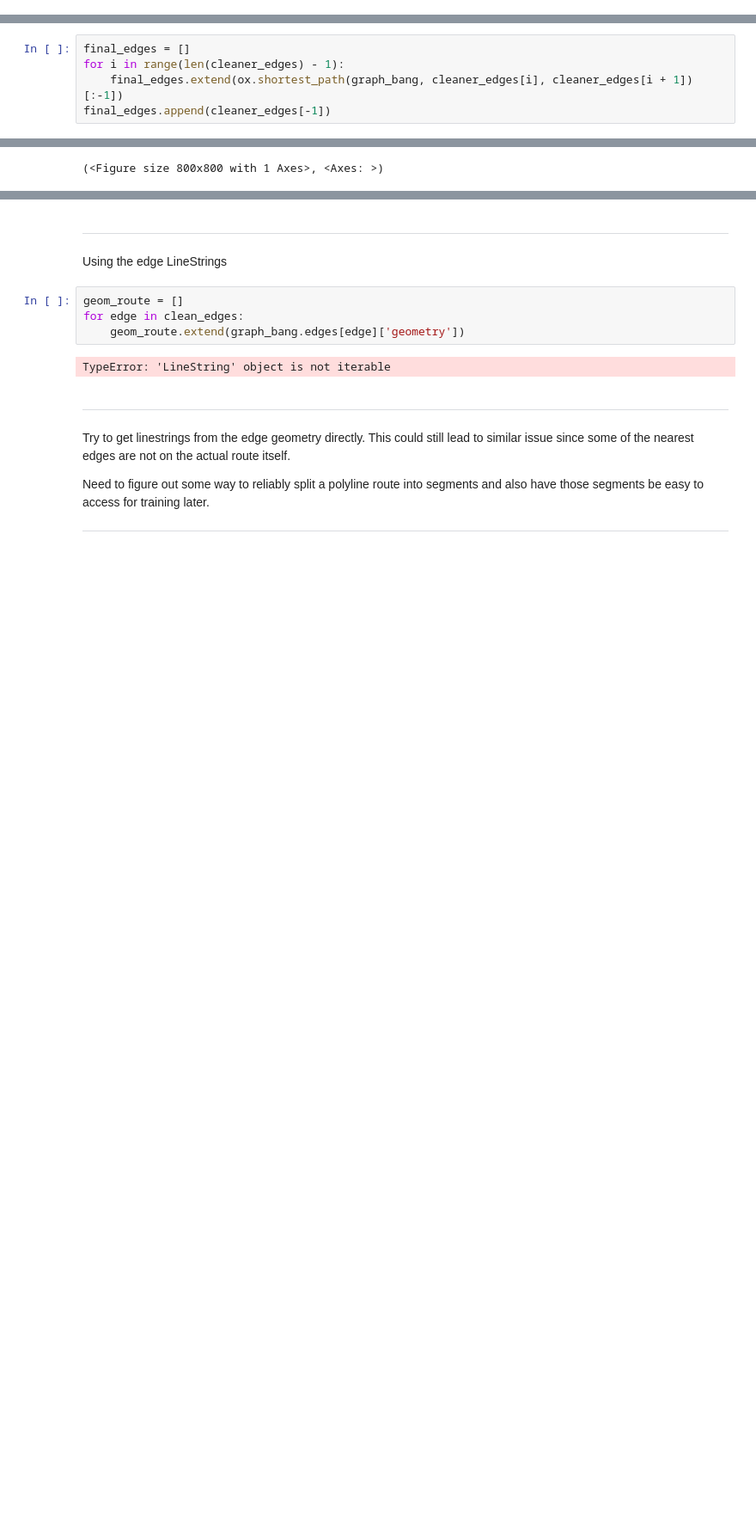
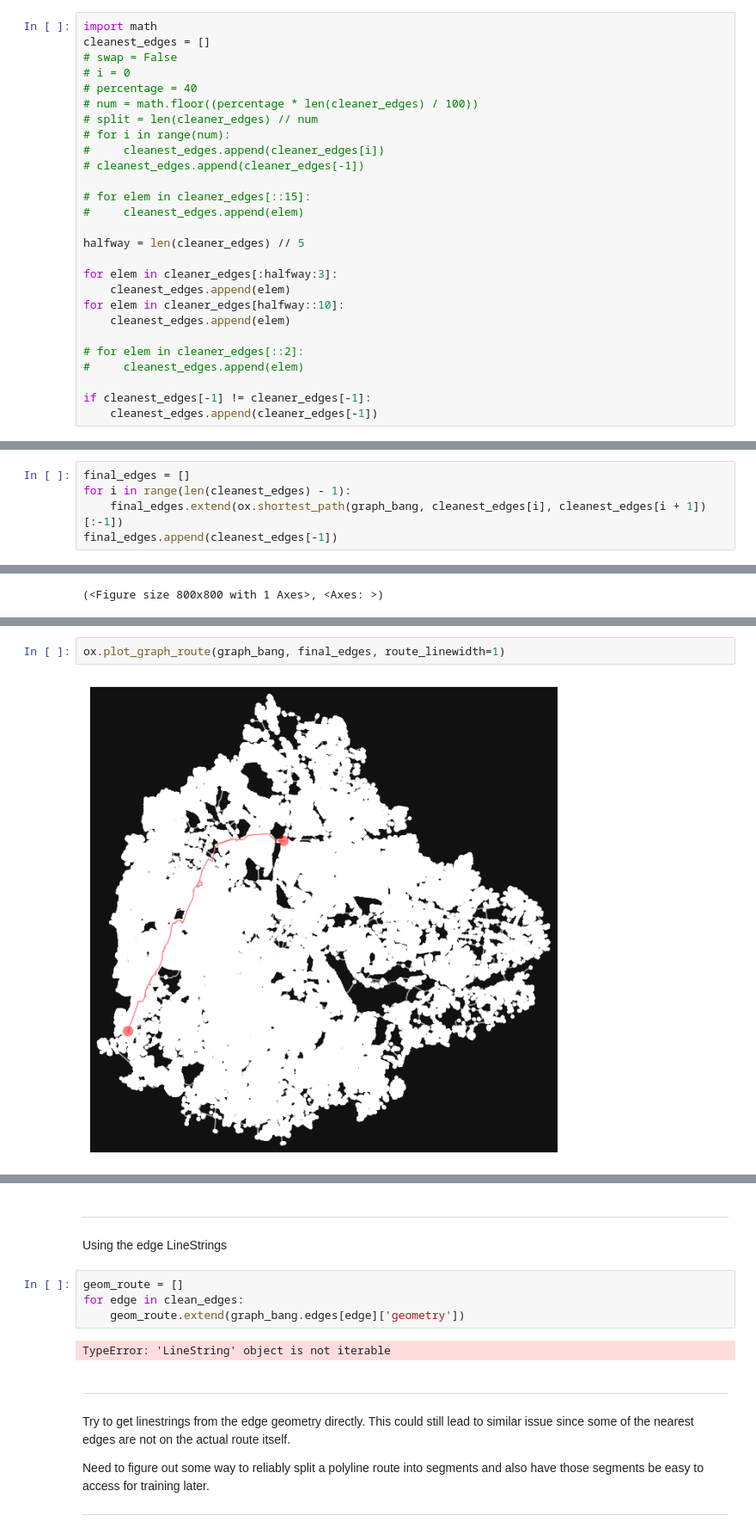
Before and after one commit to raghavcast/ETA-prediction, a Jupyter notebook: Traffic prediction.ipynb, the cells around one changed output, grey strips where cells are left out. Shown at 86% size. Cells and saved outputs as stored; diff of their text form; blank space fills up the shorter version.

```diff
--- a/Traffic prediction.ipynb
+++ b/Traffic prediction.ipynb
@@ -663,3 +663,30 @@ cleaner_edges
  4813275638,
  4813275639,
  9994142354]
+# %%
+import math
+cleanest_edges = []
+# swap = False
+# i = 0
+# percentage = 40
+# num = math.floor((percentage * len(cleaner_edges) / 100))
+# split = len(cleaner_edges) // num
+# for i in range(num):
+#     cleanest_edges.append(cleaner_edges[i])
+# cleanest_edges.append(cleaner_edges[-1])
+
+# for elem in cleaner_edges[::15]:
+#     cleanest_edges.append(elem)
+
+halfway = len(cleaner_edges) // 5
+
+for elem in cleaner_edges[:halfway:3]:
+    cleanest_edges.append(elem)
+for elem in cleaner_edges[halfway::10]:
+    cleanest_edges.append(elem)
+
+# for elem in cleaner_edges[::2]:
+#     cleanest_edges.append(elem)
+
+if cleanest_edges[-1] != cleaner_edges[-1]:
+    cleanest_edges.append(cleaner_edges[-1])
@@ -666,8 +713,8 @@ cleaner_edges
 # %%
 final_edges = []
-for i in range(len(cleaner_edges) - 1):
-    final_edges.extend(ox.shortest_path(graph_bang, cleaner_edges[i], cleaner_edges[i + 1])[:-1])
-final_edges.append(cleaner_edges[-1])
+for i in range(len(cleanest_edges) - 1):
+    final_edges.extend(ox.shortest_path(graph_bang, cleanest_edges[i], cleanest_edges[i + 1])[:-1])
+final_edges.append(cleanest_edges[-1])
 # %%
 final_edges
 # %% [output]
@@ -740,0 +798,4 @@ ox.plot_graph_route(graph_bang, final_edges, route_linewidth=1)
+# %%
+ox.plot_graph_route(graph_bang, final_edges, route_linewidth=1)
+# %% [output]
+[figure, added]
```
Also changed, not shown: parts of 24 cells of this notebook.
